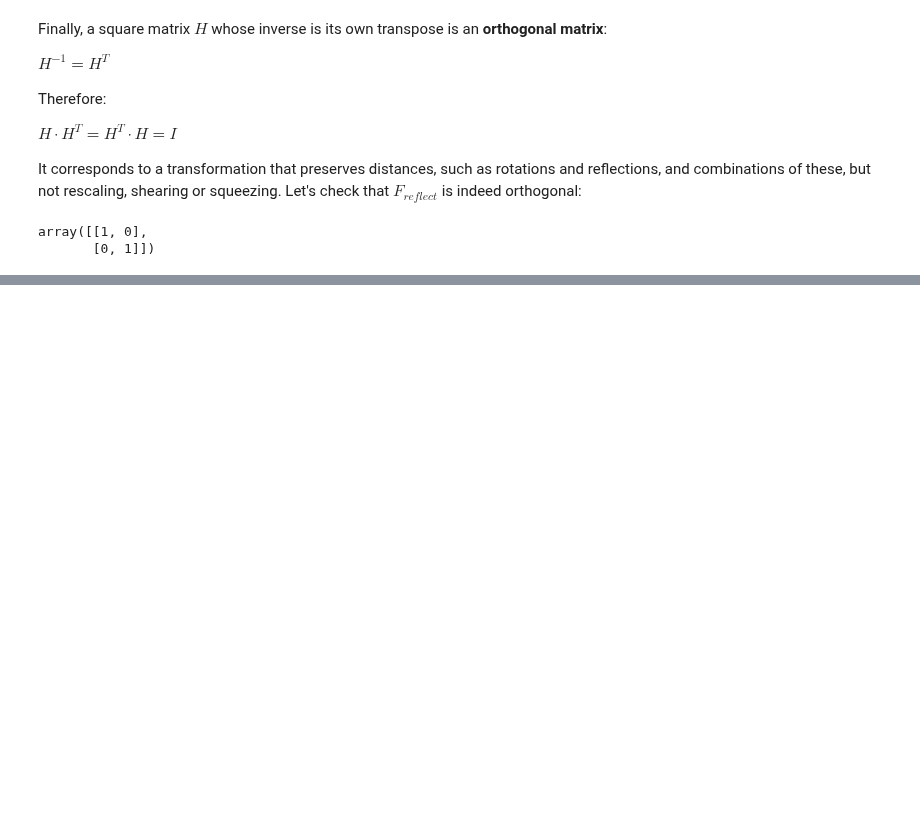
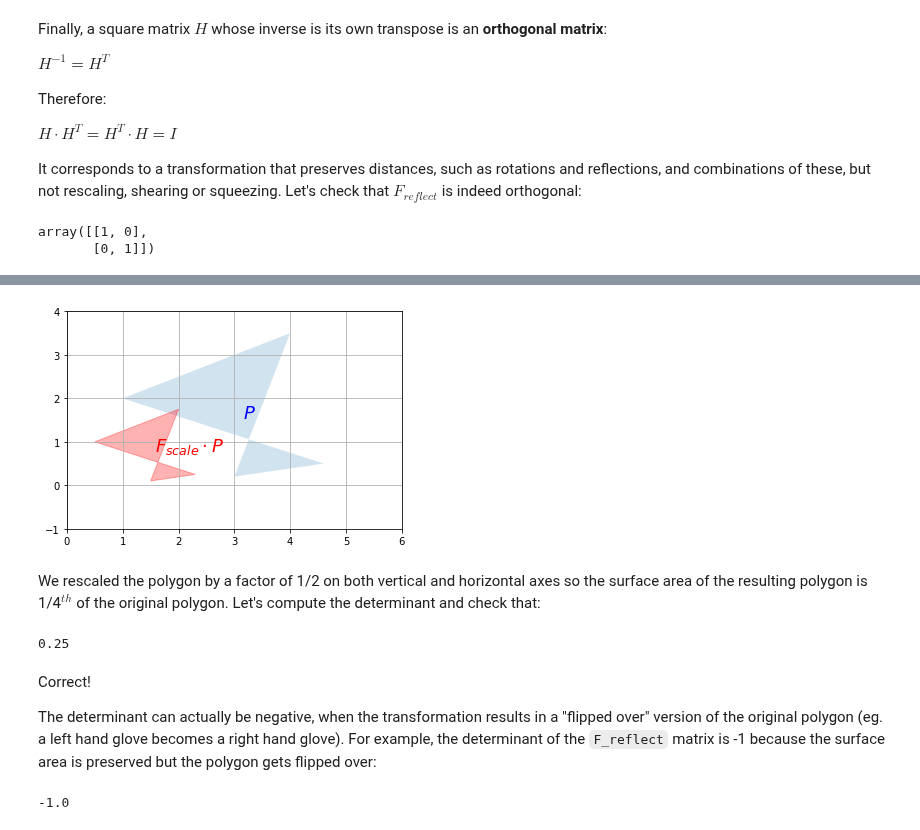
Before and after one commit to jackhwl/OpenCV, a Jupyter notebook: HandOn_MachineLearning/3/math_linear_algebra.ipynb, the cells around one changed output, grey strips where cells are left out. Cells and saved outputs as stored; diff of their text form; code cells hidden in the pictures; blank space fills up the shorter version.

Commit message:
Determinant

```diff
--- a/HandOn_MachineLearning/3/math_linear_algebra.ipynb
+++ b/HandOn_MachineLearning/3/math_linear_algebra.ipynb
@@ -1441,0 +1508,24 @@ array([[1, 0],
+# %%
+F_scale = np.array([
+        [0.5, 0],
+        [0, 0.5]
+    ])
+plot_transformation(P, F_scale.dot(P), "$P$", "$F_{scale} \cdot P$",
+                    axis=[0, 6, -1, 4])
+plt.show()
+# %% [output]
+[figure, added]
+# %% [markdown]
+We rescaled the polygon by a factor of 1/2 on both vertical and horizontal axes so the surface area of the resulting polygon is 1/4$^{th}$ of the original polygon. Let's compute the determinant and check that:
+# %%
+LA.det(F_scale)
+# %% [output]
+0.25
+# %% [markdown]
+Correct!
+
+The determinant can actually be negative, when the transformation results in a "flipped over" version of the original polygon (eg. a left hand glove becomes a right hand glove). For example, the determinant of the `F_reflect` matrix is -1 because the surface area is preserved but the polygon gets flipped over:
+# %%
+LA.det(F_reflect)
+# %% [output]
+-1.0
```
Also changed, not shown: parts of 10 cells of this notebook.
